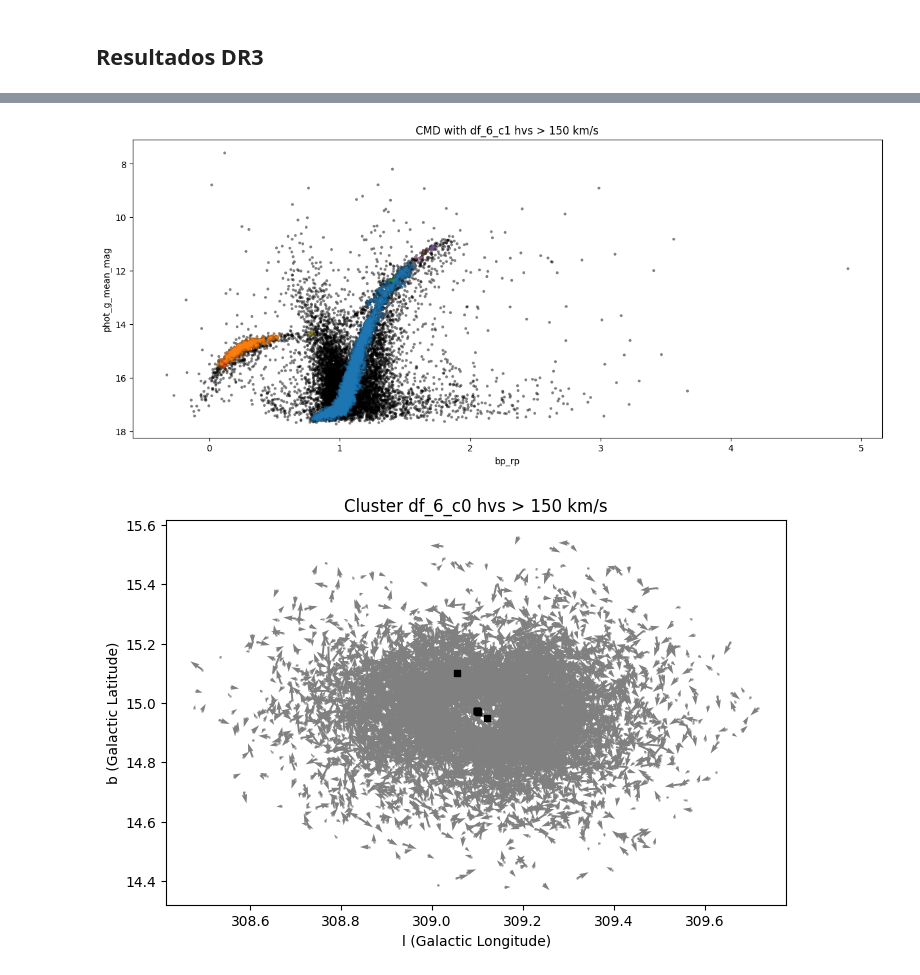
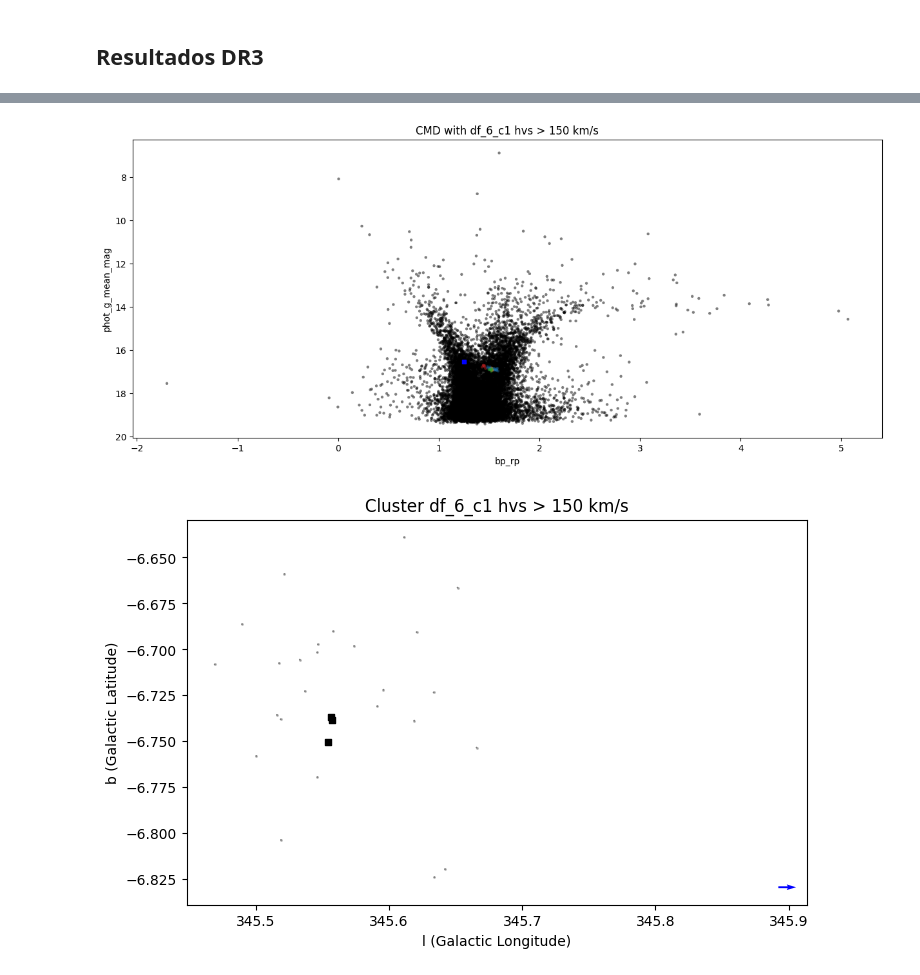
Before and after one commit to santhiperbolico/tfm-ucm-code, a Jupyter notebook: notebooks/Analisis_DR3.ipynb, the cells around one changed output, grey strips where cells are left out. Drawn from its saved outputs; the diff is of its cells as text; code cells hidden in the pictures.

```diff
--- a/notebooks/Analisis_DR3.ipynb
+++ b/notebooks/Analisis_DR3.ipynb
@@ -115,7 +119,7 @@ df_clusters
 # %% [markdown]
 ## Resultados DR3
 # %%
-CLUSTER_NAME = "ngc 5139"
+CLUSTER_NAME = "ngc 6388"
 
 cluster = [cl for cl in SELECTED_CLUSTERS if cl.name == CLUSTER_NAME][0]
 project = load_project(cluster_name=cluster.name, project_id = os.getenv("PROJECT_ID"), bucket_name=os.getenv("BUCKET"),path=PATH)
@@ -141,19 +156,19 @@ Muestras seleccionadas del objeto astronómico ngc 5139 con radio 6:
 # %%
 fig, ax = project.plot_cmd(
             hvs_candidates_name="df_6_c1",
-            factor_sigma = 1.0,
+            factor_sigma = 1,
             hvs_pm = 150,
             legend=False
 )
 # %% [output]
-[figure, old version]
+[figure, new version]
 # %%
 fig, ax = project.plot_cluster(
-            hvs_candidates_name="df_6_c0",
+            hvs_candidates_name="df_6_c1",
             factor_sigma = 1,
             hvs_pm = 150,
             legend=False,
-            factor_size=5
+            factor_size=50
 )
 # %% [output]
-[figure, old version]
+[figure, new version]
```
Also changed, not shown: parts of 15 cells of this notebook, 4 other files.
